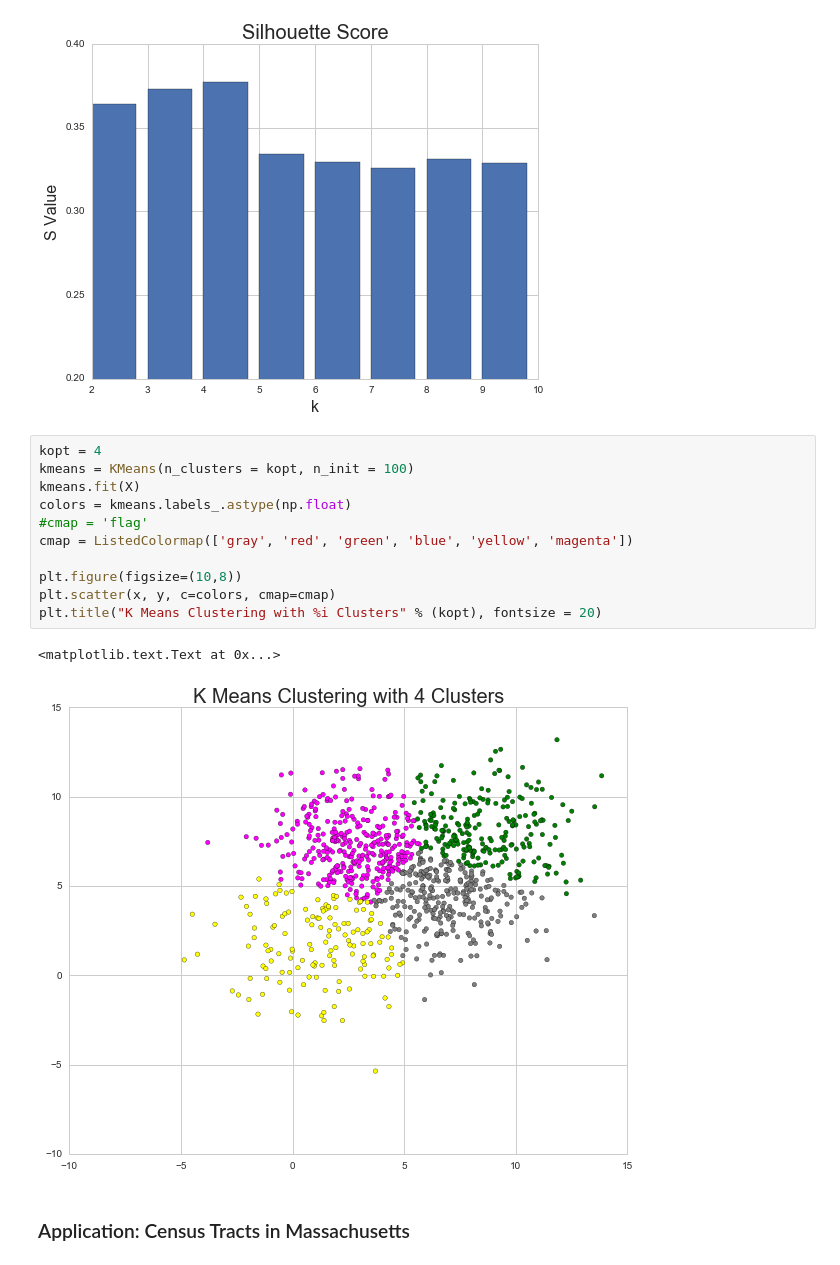
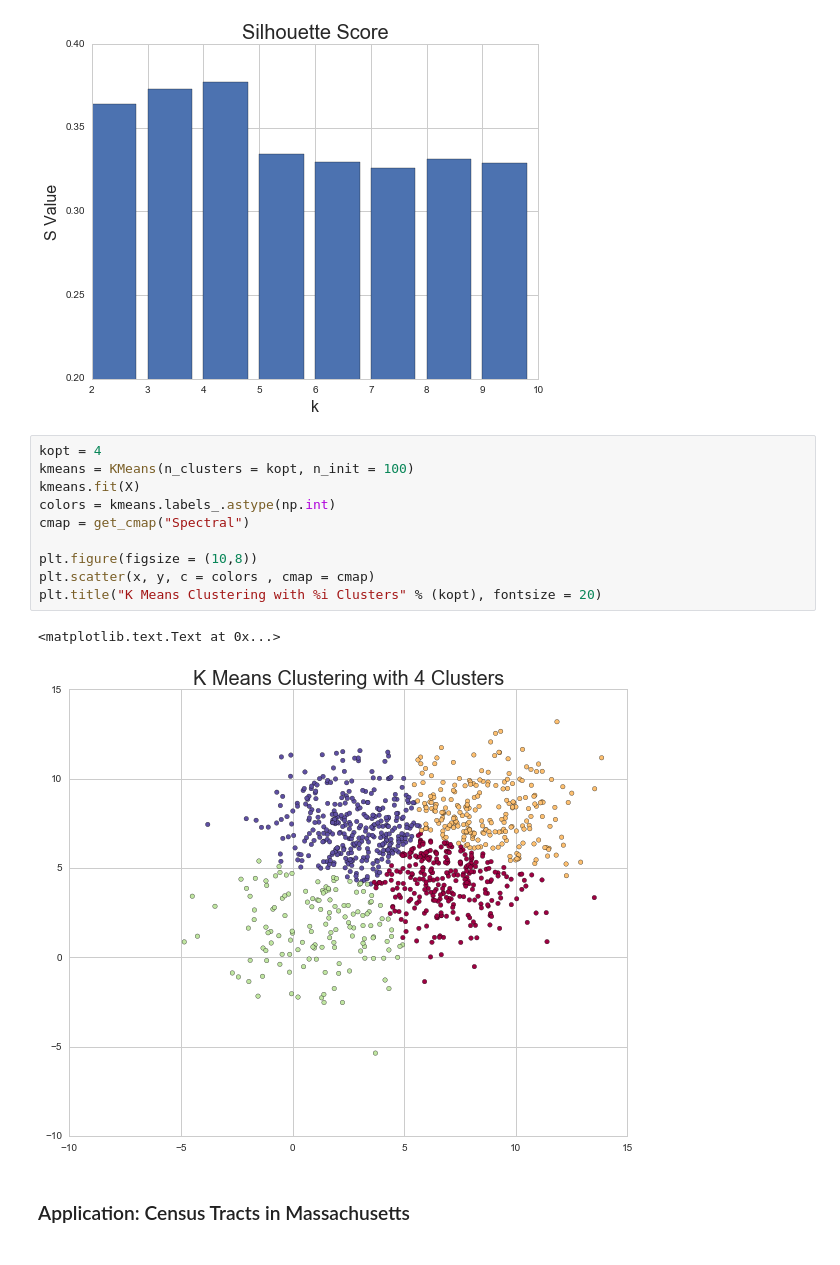
Before and after one commit to thsavage/Economists-and-Machine-Learning, a Jupyter notebook: Clustering.ipynb, the cells around one changed output. Drawn from its saved outputs; the diff is of its cells as text.

```diff
--- a/Clustering.ipynb
+++ b/Clustering.ipynb
@@ -162,17 +161,16 @@ At 9 clusters, silhouette score is 0.328875175343867
 # %%
 kopt = 4
 kmeans = KMeans(n_clusters = kopt, n_init = 100)
 kmeans.fit(X)
-colors = kmeans.labels_.astype(np.float)
-#cmap = 'flag'
-cmap = ListedColormap(['gray', 'red', 'green', 'blue', 'yellow', 'magenta'])
+colors = kmeans.labels_.astype(np.int)
+cmap = get_cmap("Spectral")
 
-plt.figure(figsize=(10,8))
-plt.scatter(x, y, c=colors, cmap=cmap)
+plt.figure(figsize = (10,8))
+plt.scatter(x, y, c = colors , cmap = cmap)
 plt.title("K Means Clustering with %i Clusters" % (kopt), fontsize = 20)
 # %% [output]
 <matplotlib.text.Text at 0x...>
-[figure, old version]
+[figure, new version]
 # %% [markdown]
 ### Application: Census Tracts in Massachusetts
 # %%
```
Also changed, not shown: parts of 6 cells of this notebook.
